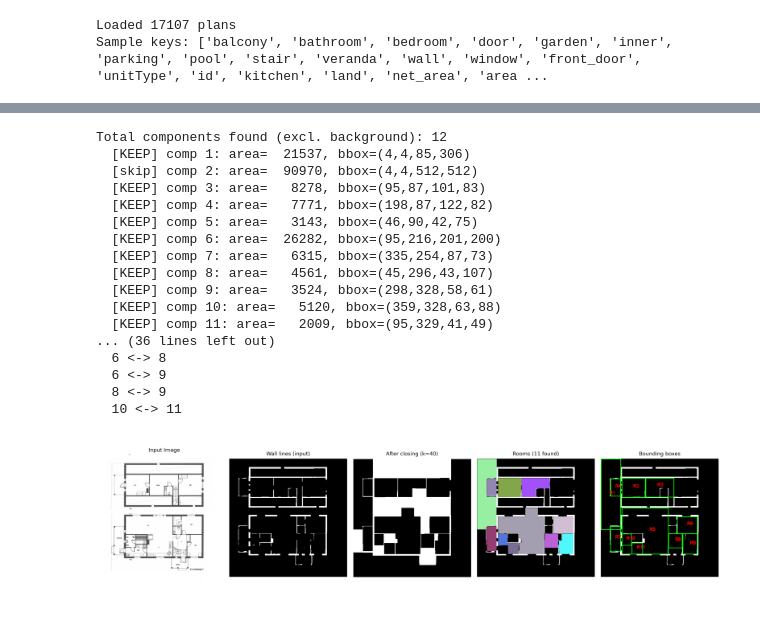
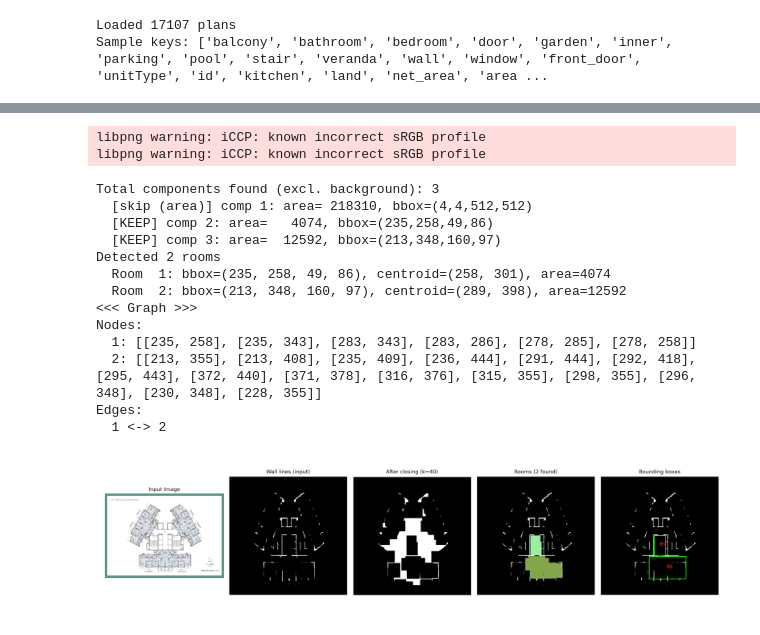
Before and after one commit to butchi-adari-tcgls/mitunet_2d_seg, a Jupyter notebook: resplan_analysis.ipynb, the cells around one changed output, grey strips where cells are left out. Cells and saved outputs as stored; diff of their text form; code cells hidden in the pictures.

```diff
--- a/resplan_analysis.ipynb
+++ b/resplan_analysis.ipynb
@@ -92,36 +70,34 @@ Detected 8 rooms
 # %%
 from seg_graph_worker import build_graph, build_graph_from_mask, predict, find_room_boundaries
 # img_path = "/opt/dlami/nvme/CPMS_ClusterPlans/page30_img17584.png"
 # img_path = "/opt/dlami/nvme/CPMS_ClusterPlans/plans/page31_img17587.png"
 # img_path = "/opt/dlami/nvme/CPMS_ClusterPlans/clstr_aparna_2.png"
-# img_path = "/opt/dlami/nvme/CPMS_ClusterPlans/plans/page14_img32.png"
-img_path = "test_images/test_image_2.png"
+img_path = "/opt/dlami/nvme/CPMS_ClusterPlans/plans/page14_img32.png"
+# img_path = "test_images/test_image_2.png"
 
 # build_graph(img_path, border=3, kernel_size=30, iterations=1, min_room_area = 10, max_room_area=50000)
 build_graph(img_path, border=3, kernel_size=40, iterations=1, min_room_area = 10, max_room_area=50000)
 # plot room_detection.png image
 img = cv2.imread('room_detection.png')
 # set fig size to 10x10 inches
 plt.figure(figsize=(20, 20))
 plt.imshow(cv2.cvtColor(img, cv2.COLOR_BGR2RGB))
 plt.axis('off')
 plt.show()
 # %% [output]
-Total components found (excl. background): 12
-  [KEEP] comp 1: area=  21537, bbox=(4,4,85,306)
-  [skip] comp 2: area=  90970, bbox=(4,4,512,512)
-  [KEEP] comp 3: area=   8278, bbox=(95,87,101,83)
-  [KEEP] comp 4: area=   7771, bbox=(198,87,122,82)
-  [KEEP] comp 5: area=   3143, bbox=(46,90,42,75)
-  [KEEP] comp 6: area=  26282, bbox=(95,216,201,200)
-  [KEEP] comp 7: area=   6315, bbox=(335,254,87,73)
-  [KEEP] comp 8: area=   4561, bbox=(45,296,43,107)
-  [KEEP] comp 9: area=   3524, bbox=(298,328,58,61)
-  [KEEP] comp 10: area=   5120, bbox=(359,328,63,88)
-  [KEEP] comp 11: area=   2009, bbox=(95,329,41,49)
-... (36 lines left out)
-  6 <-> 8
-  6 <-> 9
-  8 <-> 9
-  10 <-> 11
+libpng warning: iCCP: known incorrect sRGB profile
+libpng warning: iCCP: known incorrect sRGB profile
+Total components found (excl. background): 3
+  [skip (area)] comp 1: area= 218310, bbox=(4,4,512,512)
+  [KEEP] comp 2: area=   4074, bbox=(235,258,49,86)
+  [KEEP] comp 3: area=  12592, bbox=(213,348,160,97)
+Detected 2 rooms
+  Room  1: bbox=(235, 258, 49, 86), centroid=(258, 301), area=4074
+  Room  2: bbox=(213, 348, 160, 97), centroid=(289, 398), area=12592
+<<< Graph >>>
+Nodes:
+  1: [[235, 258], [235, 343], [283, 343], [283, 286], [278, 285], [278, 258]]
+  2: [[213, 355], [213, 408], [235, 409], [236, 444], [291, 444], [292, 418], [295, 443], [372, 440], [371, 378], [316, 376], [315, 355], [298, 355], [296, 348], [230, 348], [228, 355]]
+Edges:
+  1 <-> 2
-[figure, old version]
+[figure, new version]
```
Also changed, not shown: parts of 8 cells of this notebook.
